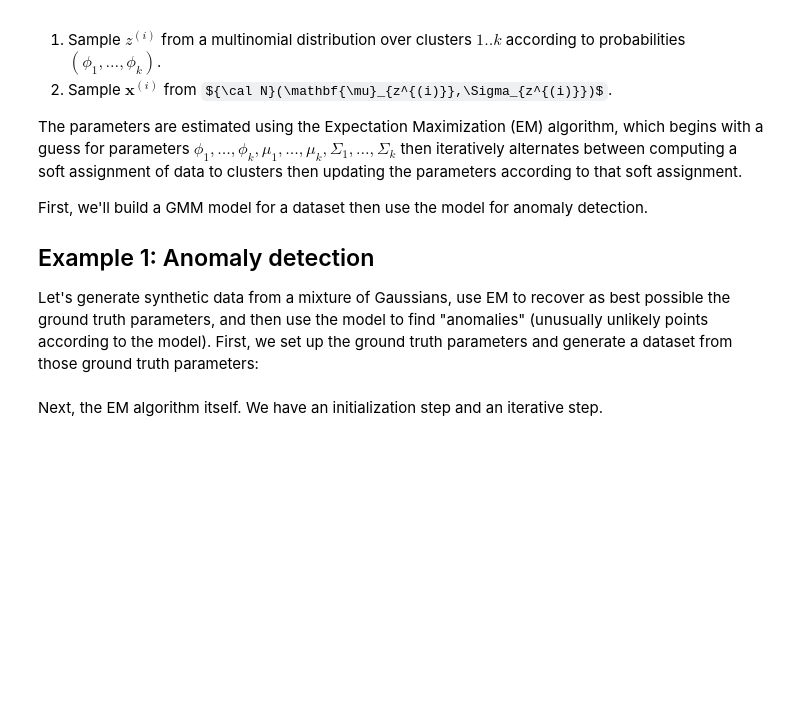
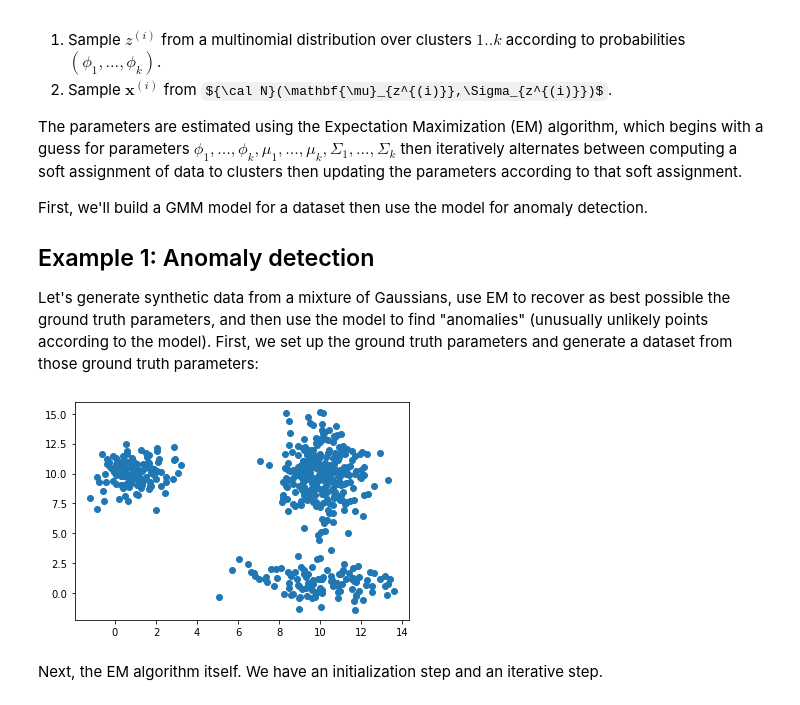
Before and after one commit to zMaxKunGz/ML-Ait-Lab, a Jupyter notebook: Lab11/11-Gaussian_mixture_model.ipynb, the cells around one changed output. Saved outputs shown, nothing was run; the diff lists cells and outputs as text; code cells hidden in the pictures; some formulas as TeX source; blank space fills up the shorter version.

```diff
--- a/Lab11/11-Gaussian_mixture_model.ipynb
+++ b/Lab11/11-Gaussian_mixture_model.ipynb
@@ -86,6 +86,11 @@ def gen_dataset():
 
 
 X = gen_dataset()
+# %%
+plt.scatter(X[:,0], X[:,1])
+plt.show()
+# %% [output]
+[figure, added]
 # %% [markdown]
 Next, the EM algorithm itself. We have an initialization step and an iterative step.
 # %%
```
Also changed, not shown: parts of 12 cells of this notebook.
